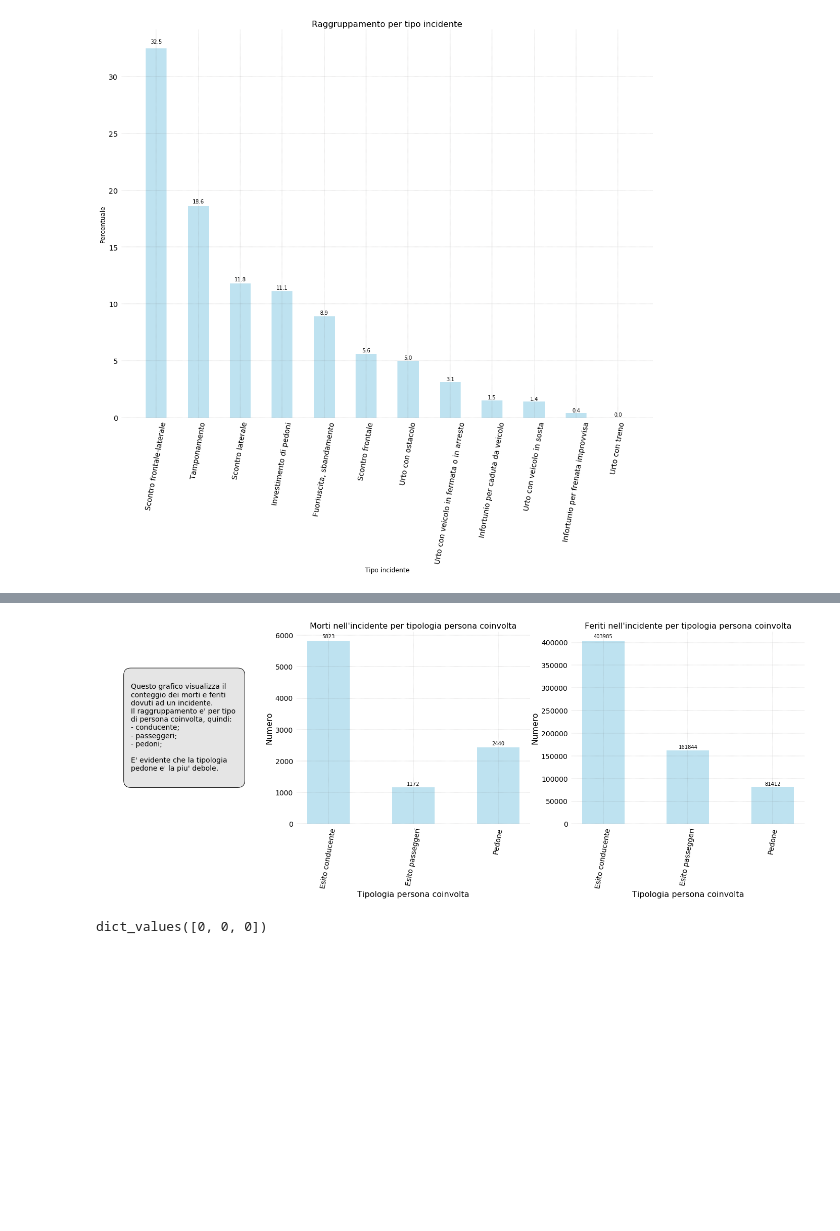
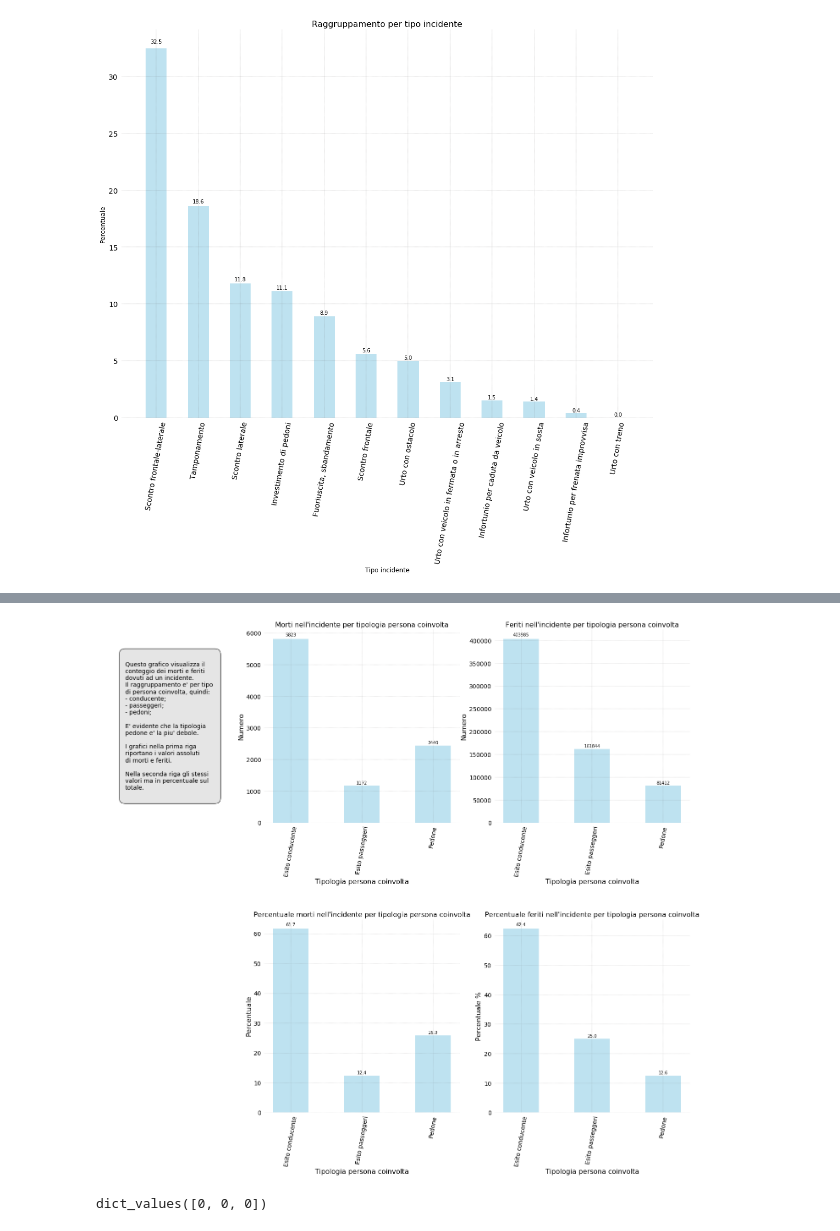
Before and after one commit to p-giovanni/Incidenti, a Jupyter notebook: notebook/2018-incidenti_stradali.ipynb, the cells around one changed output, grey strips where cells are left out. Saved outputs shown, nothing was run; the diff lists cells and outputs as text; code cells hidden in the pictures; blank space fills up the shorter version.

Commit message:
New chart - done.

```diff
--- a/notebook/2018-incidenti_stradali.ipynb
+++ b/notebook/2018-incidenti_stradali.ipynb
@@ -32,10 +32,18 @@ it = {
     ,"esito per passeggero - morti - x":      ("Tipologia persona coinvolta", 16)
     ,"esito per passeggero - morti - y":      ("Numero", 16)
 
+    ,"esito per passeggero - morti - titolo perc": ("Percentuale morti nell'incidente per tipologia persona coinvolta", 16)
+    ,"esito per passeggero - morti - x perc":      ("Tipologia persona coinvolta", 16)
+    ,"esito per passeggero - morti - y perc":      ("Percentuale %", 16)
+
     ,"esito per passeggero - feriti - titolo": ("Feriti nell'incidente per tipologia persona coinvolta", 16)
     ,"esito per passeggero - feriti - x":      ("Tipologia persona coinvolta", 16)
     ,"esito per passeggero - feriti - y":      ("Numero", 16)
 
+    ,"esito per passeggero - feriti - titolo perc": ("Percentuale feriti nell'incidente per tipologia persona coinvolta", 16)
+    ,"esito per passeggero - feriti - x perc":      ("Tipologia persona coinvolta", 16)
+    ,"esito per passeggero - feriti - y perc":      ("Percentuale %", 16)
+
 }
 labels = it
 # %%
@@ -154,6 +162,10 @@ df.head(3)
 3 rows × 117 columns
 # %%
 def group_by_natura_incidente(df):
+    """
+    Groups the dataset using the values of the
+    columns natura_incidente.
+    """
     rv = False
     res = None
     try:
@@ -164,10 +176,13 @@ def group_by_natura_incidente(df):
                             ,left_index=True
                             ,right_index=True)
         df_merged.rename(columns={"natura_incidente": "Number", 0: "Label"}, inplace=True)
+
         total = df_merged["Number"].sum()
         assert total == df.shape[0]
+
         df_merged["Percentage"] = df_merged["Number"].apply(lambda row: round((row / total) * 100, 1))
         res = df_merged
+
     except Exception as ex:
         print("group_by_natura_incidente failed - {ex}".format(ex=ex))
     else:
@@ -515,39 +565,55 @@ di persona coinvolta, quindi:
 - conducente;
 - passeggeri;
 - pedoni;
 
 E' evidente che la tipologia
 pedone e' la piu' debole.
+
+I grafici nella prima riga
+riportano i valori assoluti
+di morti e feriti.
+
+Nella seconda riga gli stessi
+valori ma in percentuale sul
+totale.
 """
 
-fig = plt.figure(figsize=(25, 7))
+fig = plt.figure(figsize=(25, 21))
 
-gs = gridspec.GridSpec(1, 3
+gs = gridspec.GridSpec(2, 3
                       ,figure=fig
-                      ,hspace=0.1
+                      ,hspace=0.5
                       ,wspace=0.2
                       ,width_ratios=[4, 6, 6])
 
 #fig.set_tight_layout(True)
 
 ax = []
-ax.append(fig.add_subplot(gs[0, 0]))
+ax.append(fig.add_subplot(gs[0:1, 0]))
 ax.append(fig.add_subplot(gs[0, 1]))
 ax.append(fig.add_subplot(gs[0, 2]))
+ax.append(fig.add_subplot(gs[1, 1]))
+ax.append(fig.add_subplot(gs[1, 2]))
+
 
 idx = 0
 text_box(ax[0], chart_note, colors=["#e5e5e5", "#000000", "#000000"], x=0.2, y=0.5)
 
 idx += 1
-rv = chart_incindent_result_by_passenger_type(chart_labels, driver_sum[1].values(), ax[idx], incident_result=TypeOfIncidentResult.DEAD)
+rv = chart_incindent_result_by_passenger_type(chart_labels, driver_deads_sum[1].values(), ax[idx], incident_result=TypeOfIncidentResult.DEAD)
 
 idx += 1
 rv = chart_incindent_result_by_passenger_type(chart_labels, driver_injures_sum[1].values(), ax[idx], incident_result=TypeOfIncidentResult.INJURED)
 
+idx += 1
+rv = chart_incindent_result_by_passenger_type(chart_labels, driver_deads_perc.values(), ax[idx], incident_result=TypeOfIncidentResult.DEAD, percentage = True)
+
+idx += 1
+rv = chart_incindent_result_by_passenger_type(chart_labels, driver_injured_perc.values(), ax[idx], incident_result=TypeOfIncidentResult.INJURED, percentage = True)
 
 plt.savefig(os.path.join(images_path,"{prefix}esito_incidente_per_passeggero.png".format(prefix=image_file_prefix)))
 # %% [output]
-[figure, old version]
+[figure, new version]
 # %%
 driver_sum = sum_type()
 
```
Also changed, not shown: parts of 2 cells of this notebook, 1 other file.
